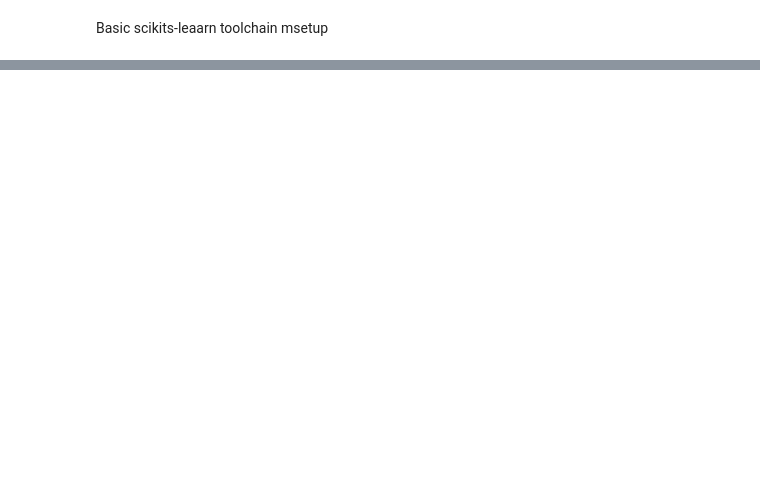
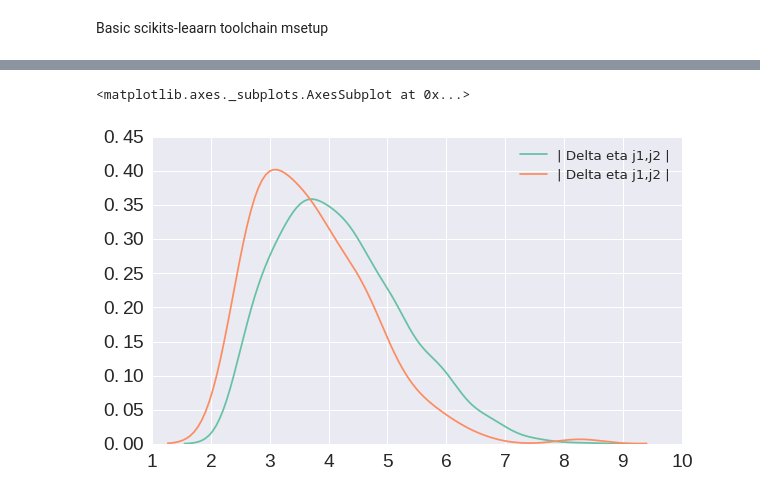
Before and after one commit to HiggsToolsRepo/VBFs_MC, a Jupyter notebook: ML/ML.ipynb, the cells around one changed output, grey strips where cells are left out. Cells and saved outputs as stored; diff of their text form; code cells hidden in the pictures; blank space fills up the shorter version.

```diff
--- a/ML/ML.ipynb
+++ b/ML/ML.ipynb
@@ -218,0 +176,7 @@ array([[ 0.29930963,  0.70069037],
+# %%
+f1 = '| Delta eta j1,j2 |'
+seaborn.kdeplot(signal['| Delta eta j1,j2 |'])
+seaborn.kdeplot(background['| Delta eta j1,j2 |'])
+# %% [output]
+<matplotlib.axes._subplots.AxesSubplot at 0x...>
+[figure, added]
```
Also changed, not shown: parts of 56 cells of this notebook.
